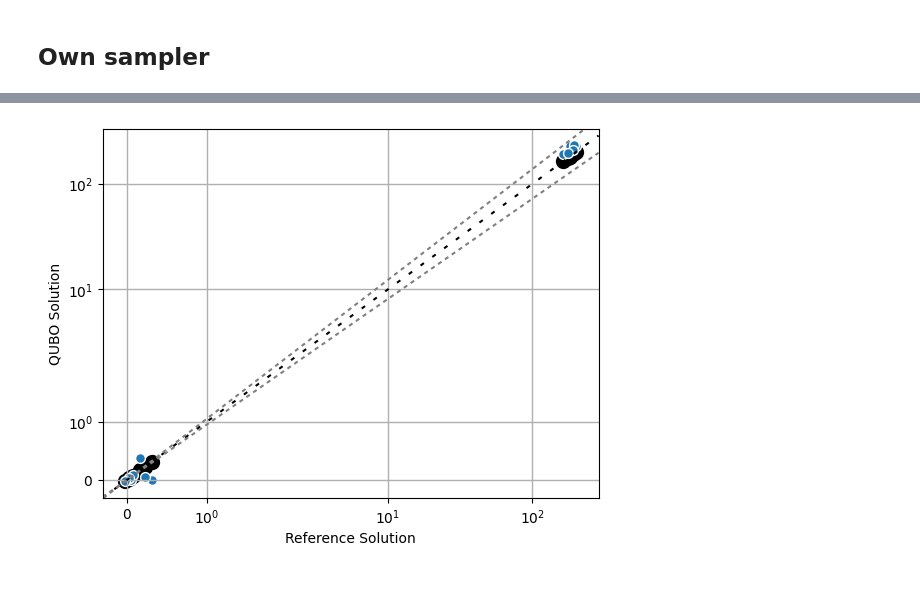
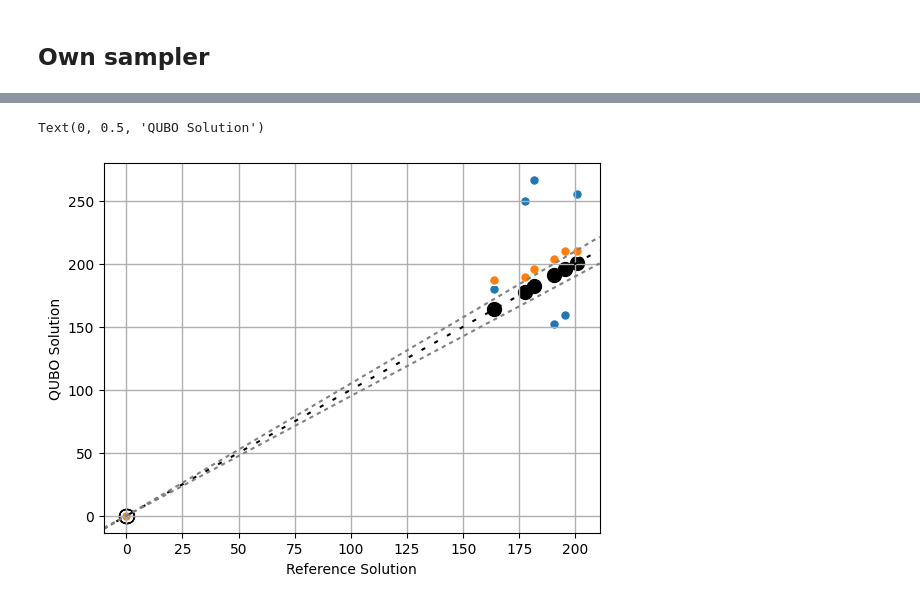
Before and after one commit to QuantumApplicationLab/wntr-quantum, a Jupyter notebook: docs/notebooks/qubo_poly_solver_2loops_dw.ipynb, the cells around one changed output, grey strips where cells are left out. Drawn from its saved outputs; the diff is of its cells as text; code cells hidden in the pictures.

```diff
--- a/docs/notebooks/qubo_poly_solver_2loops_dw.ipynb
+++ b/docs/notebooks/qubo_poly_solver_2loops_dw.ipynb
@@ -178,8 +150,8 @@ mod_bin_rep_sol
 # %%
-num_sweeps = 9000
+num_sweeps = 10000
 Tinit = 1E5
 Tfinal = 1E0
 Tschedule = np.linspace(Tinit, Tfinal, num_sweeps)
 Tschedule = np.append(Tschedule, Tfinal*np.ones(1000))
 # %%
-res = sampler.sample(net.qubo.qubo_dict, x0=x0, Tschedule=Tschedule, take_step=mystep)
+res = sampler.sample(net.qubo.qubo_dict, x0=x0, Tschedule=Tschedule, take_step=mystep, save_traj=True)
@@ -426,23 +194,23 @@ plt.yscale('symlog')
 # %%
-sol = net.qubo.decode_solution(np.array(x))
-sol = net.combine_flow_values(sol)
-sol = net.convert_solution_to_si(sol)
+traj = []
+for x in res.trajectory:
+    sol = net.qubo.decode_solution(np.array(x))
+    sol = net.combine_flow_values(sol)
+    sol = net.convert_solution_to_si(sol)
+    traj.append(sol)
 # %%
 import matplotlib.pyplot as plt
 plt.scatter(ref_values[:-1], encoded_ref_sol, c='black', s=100, label='Best solution')
-plt.scatter(ref_values[:-1], sol, s=50, lw=1, edgecolors='w', label='Sampled solution')
+
+plt.scatter(ref_values[:-1], traj[0], s=50, lw=1, edgecolors='w', label='Sampled solution')
+plt.scatter(ref_values[:-1], traj[-1], s=50, lw=1, edgecolors='w', label='Sampled solution')
 plt.axline((0, 0.0), slope=1, color="black", linestyle=(0, (2, 5)))
 plt.axline((0, 0.0), slope=1.05, color="grey", linestyle=(0, (2, 2)))
 plt.axline((0, 0.0), slope=0.95, color="grey", linestyle=(0, (2, 2)))
 plt.grid(which="major", lw=1)
 plt.grid(which="minor", lw=0.1)
 plt.xlabel('Reference Solution')
 plt.ylabel('QUBO Solution')
-# plt.legend()
-# plt.xlim([-0.5,0.5])
-# plt.ylim([-0.5,0.5])
-# plt.loglog()
-plt.xscale('symlog')
-plt.yscale('symlog')
 # %% [output]
+Text(0, 0.5, 'QUBO Solution')
-[figure, old version]
+[figure, new version]
```
Also changed, not shown: parts of 29 cells of this notebook, 2 other files.
